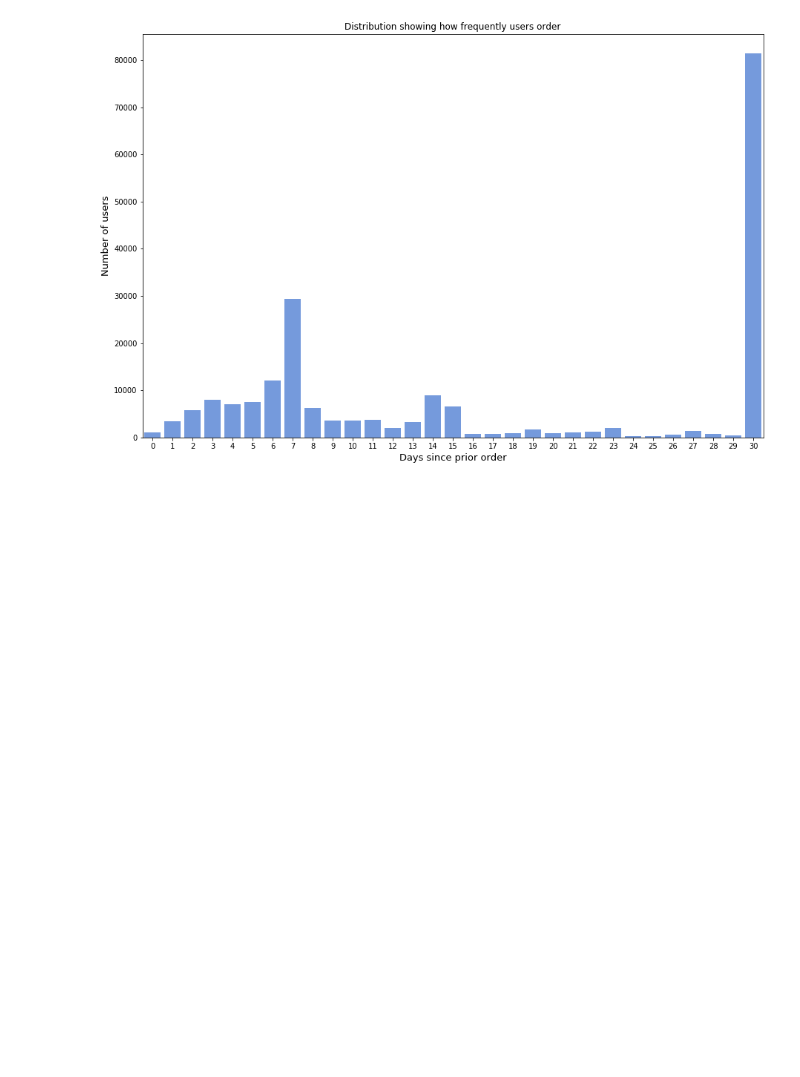
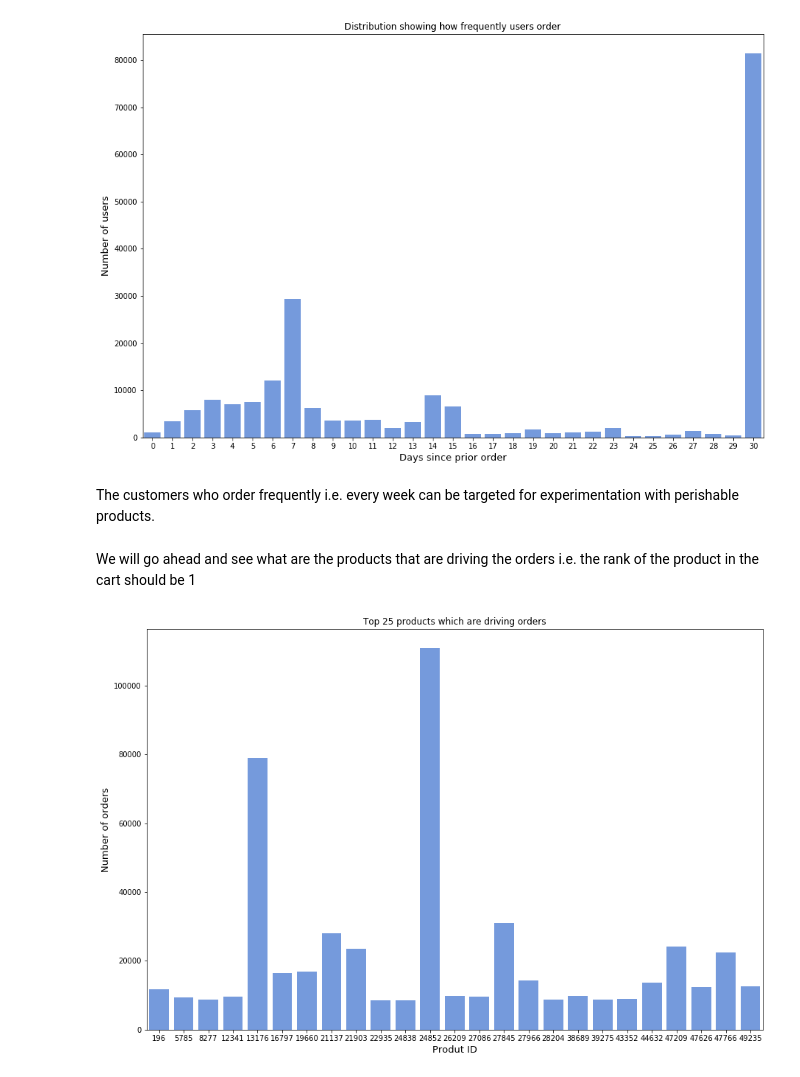
Before and after one commit to yashwanthky/Instacart_Market_Basket_Analysis, a Jupyter notebook: Data_Loading_Exploration.ipynb, the cells around one changed output. Saved outputs shown, nothing was run; the diff lists cells and outputs as text; code cells hidden in the pictures; blank space fills up the shorter version.

```diff
--- a/Data_Loading_Exploration.ipynb
+++ b/Data_Loading_Exploration.ipynb
@@ -293,3 +300,23 @@ plt.xlabel('Days since prior order', fontsize=13)
 plt.title('Distribution showing how frequently users order');
 # %% [output]
 [figure]
+# %% [markdown]
+The customers who order frequently i.e. every week can be targeted for experimentation with perishable products.
+# %% [markdown]
+We will go ahead and see what are the products that are driving the orders i.e. the rank of the product in the cart should be 1
+# %%
+productorderpreference = merged_data[['order_id','product_id','add_to_cart_order']]
+productorderpreference = productorderpreference[(productorderpreference.add_to_cart_order == 1)]
+productorderpreference = productorderpreference[['order_id','product_id']]
+productorderpreference = productorderpreference.groupby('product_id').agg({'order_id' : ['count']}).reset_index()
+productorderpreference.columns = ['product_id','orders']
+productorderpreference['orderspercent'] = productorderpreference['orders']/productorderpreference['orders'].sum()
+productorderpreference = productorderpreference.sort_values(by='orderspercent', ascending=False)
+# %%
+plt.figure(figsize=(15,10))
+sns.barplot(x='product_id', y='orders',data=productorderpreference.iloc[:25, :], color='cornflowerblue')
+plt.ylabel('Number of orders', fontsize=13)
+plt.xlabel('Produt ID', fontsize=13)
+plt.title('Top 25 products which are driving orders');
+# %% [output]
+[figure, added]
```
Also changed, not shown: parts of 6 cells of this notebook.
